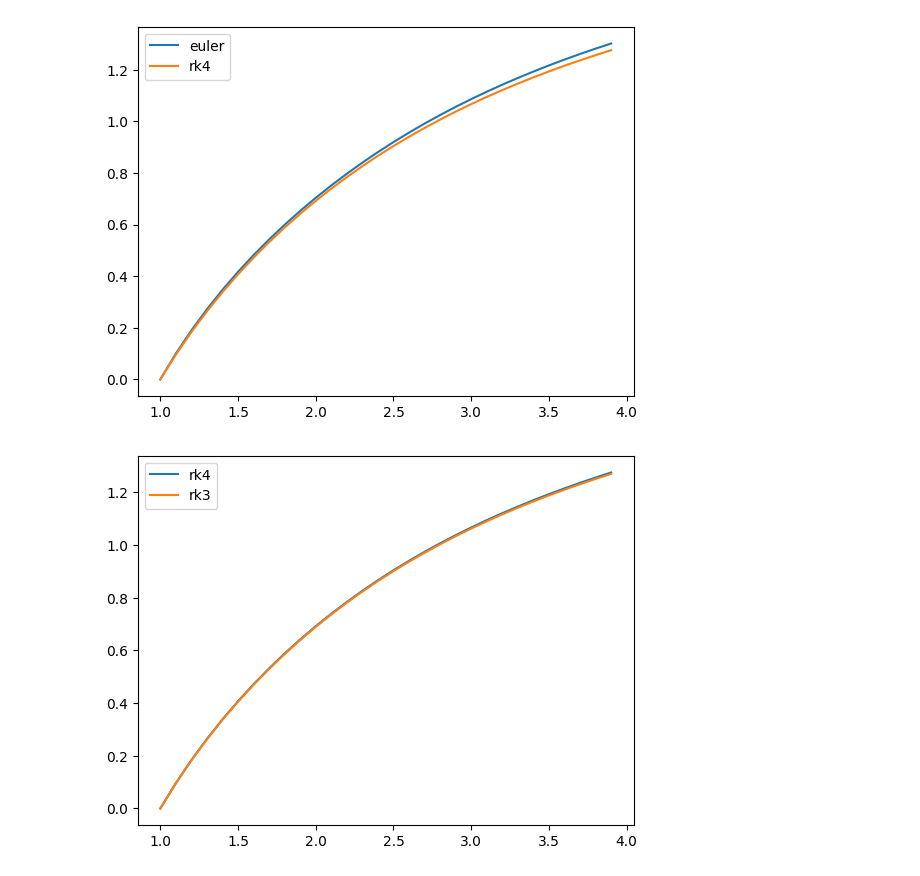
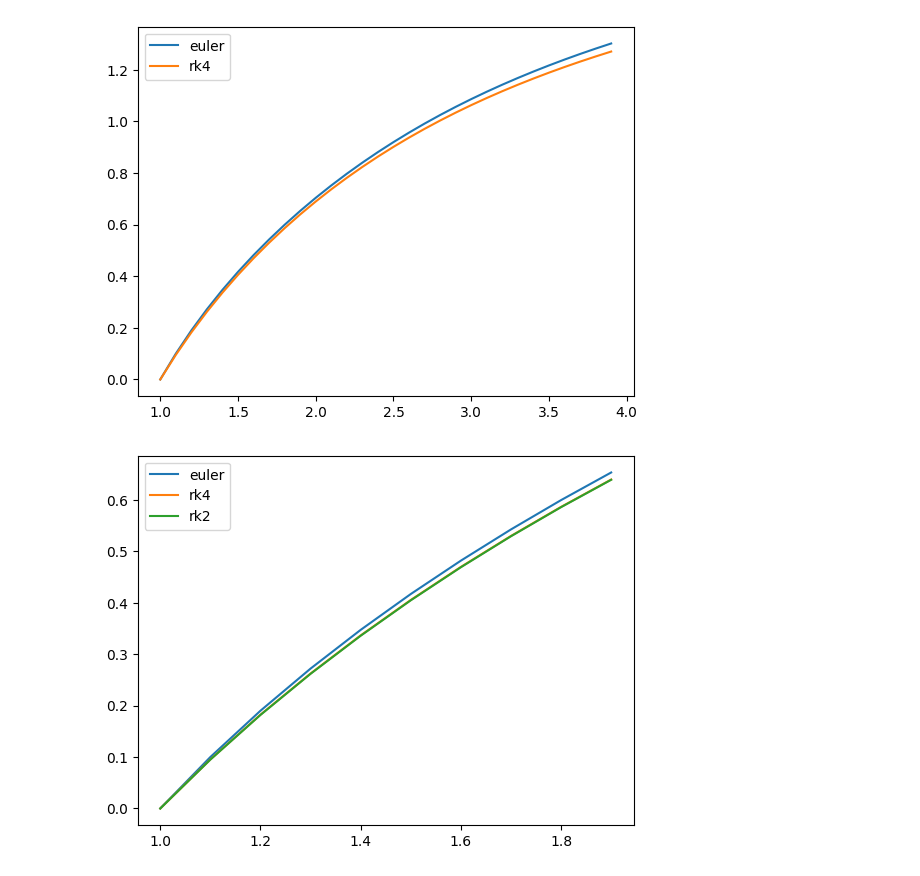
Before and after one commit to TheAjaykrishnanR/phy421, a Jupyter notebook: jupyter/Exam.ipynb, the cells around one changed output. Saved outputs shown, nothing was run; the diff lists cells and outputs as text; code cells hidden in the pictures.

```diff
--- a/jupyter/Exam.ipynb
+++ b/jupyter/Exam.ipynb
@@ -139,7 +139,7 @@ class NODES:
                 _temp = {k:v for k,v in state.items() if k != "x"}
             else:
                 Gsw = 0.5
-                if idx == 4: Gsw = 1
+                if idx == 3: Gsw = 1
                 _temp = {k:v + (self.dx)*Gsw*Gs[idx - 1][k] for k,v in state.items() if k != "x"}
             _temp["x"] = state["x"] + Gsw*self.dx
 
@@ -302,7 +302,8 @@ class NODES:
                 _temp = {k:v for k,v in state.items() if k != "x"}
             else:
                 Gsw = 0.5
-                if idx == 4: Gsw = 1
+                if idx == 3:
+                    Gsw = 1
                 _temp = {k:v + (self.dx)*Gsw*Gs[idx - 1][k] for k,v in state.items() if k != "x"}
             _temp["x"] = state["x"] + Gsw*self.dx
 
@@ -320,35 +321,35 @@ class NODES:
 
         return state
 
     def euler(self, state):
         for yn in state:
             exec(f"{yn}=state[yn]")
         for yn in state:
             if yn == "x":
                 state[yn] += self.dx
             else:
                 state[yn] += eval(self.evolvers[yn])*self.dx
         return state
 
     def fillactual(self, af:callable):
         self.actual.append(af(self.state["rk4"]["x"]))
 
     def finderror(self):
         for method in self.errors:
             for i in range(0, len(self.actual)):
                 self.errors[method].append(self.state_history[method]["y0"][i] - self.actual[i])
 
 import matplotlib.pyplot as plt
 
-nodes = NODES(2, 0.1, 30, {"x":1, "y0":0, "y1":1}, {"y0":"y1", "y1":"(2*y0/x)-x*y1"})
+nodes = NODES(2, 0.1, 10, {"x":1, "y0":0, "y1":1}, {"y0":"y1", "y1":"(2*y0/x)-x*y1"})
 
-#plt.plot(nodes.state_history["euler"]["x"], nodes.state_history["euler"]["y0"], label="euler")
+plt.plot(nodes.state_history["euler"]["x"], nodes.state_history["euler"]["y0"], label="euler")
 plt.plot(nodes.state_history["rk4"]["x"], nodes.state_history["rk4"]["y0"], label="rk4")
-plt.plot(nodes.state_history["rk3"]["x"], nodes.state_history["rk3"]["y0"], label="rk3")
-#plt.plot(nodes.state_history["rk2"]["x"], nodes.state_history["rk2"]["y0"], label="rk2")
+#plt.plot(nodes.state_history["rk3"]["x"], nodes.state_history["rk3"]["y0"], label="rk3")
+plt.plot(nodes.state_history["rk2"]["x"], nodes.state_history["rk2"]["y0"], label="rk2")
 #plt.plot(nodes.state_history["rk4"]["x"], nodes.errors["rk4"], label="error")
 
 plt.legend()
 plt.show()
 # %% [output]
-[figure, old version]
+[figure, new version]
```
Also changed, not shown: parts of 2 cells of this notebook, 7 other files.
